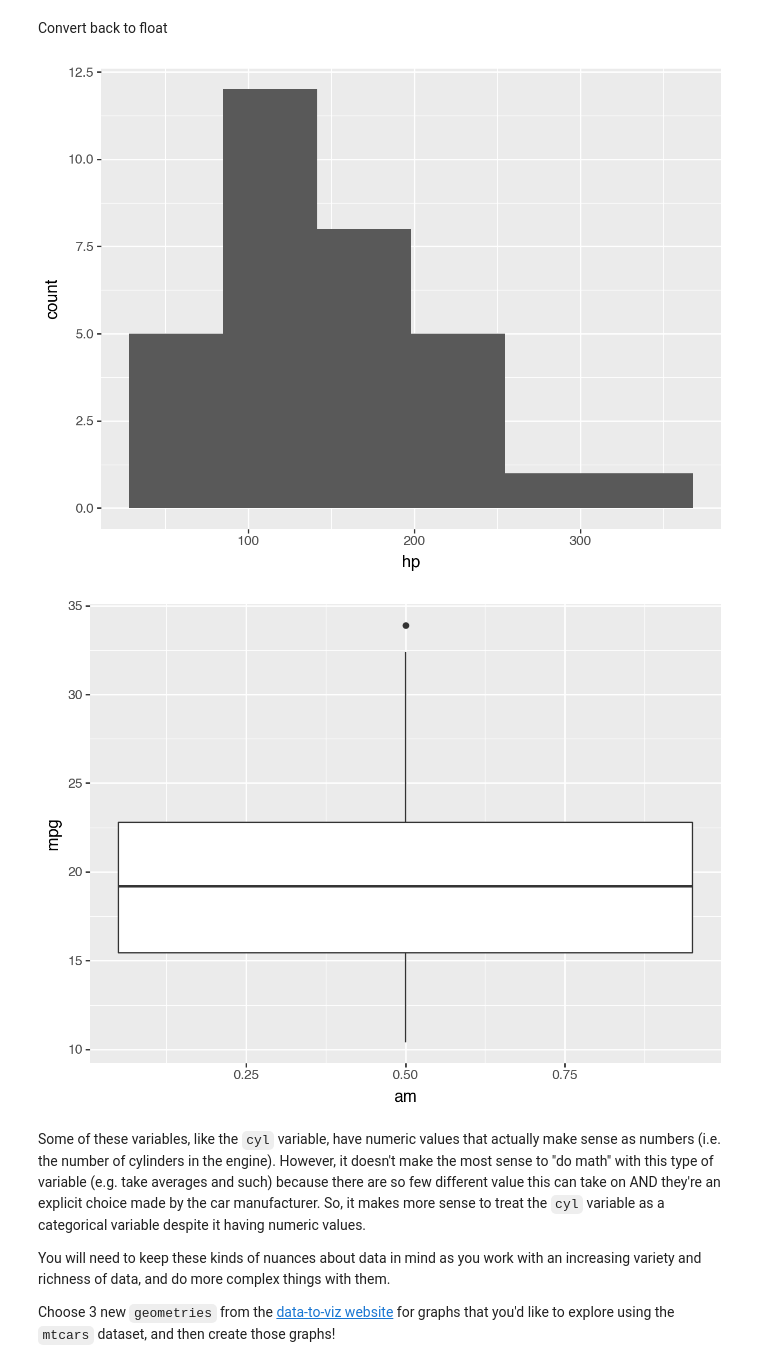
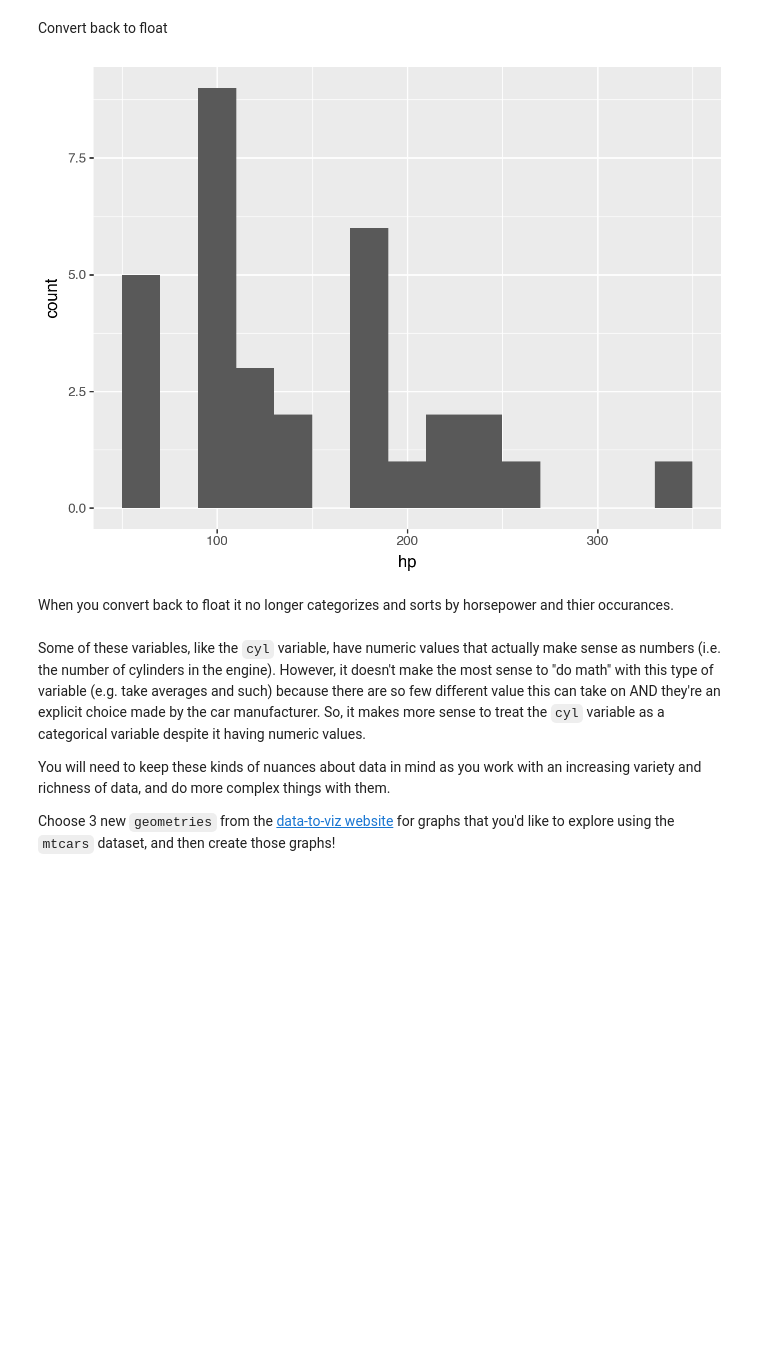
Before and after one commit to Riley-Sallander/ML-554, a Jupyter notebook: Practice/Introduction_to_Data_Viz_Using_mtcars_Dataset.ipynb, the cells around one changed output. Saved outputs shown, nothing was run; the diff lists cells and outputs as text; code cells hidden in the pictures; blank space fills up the shorter version.

```diff
--- a/Practice/Introduction_to_Data_Viz_Using_mtcars_Dataset.ipynb
+++ b/Practice/Introduction_to_Data_Viz_Using_mtcars_Dataset.ipynb
@@ -79,11 +81,12 @@ Convert back to float
 # %%
 
 df["cyl"] = df["cyl"].astype(float)
 
-(ggplot(df, aes(x='hp', fill='cyl')) + geom_histogram())
+(ggplot(df, aes(x='hp', fill='cyl')) + geom_histogram(binwidth=20))
 # %% [output]
-[figure, old version]
+[figure, new version]
-[figure, removed]
+# %% [markdown]
+When you convert back to float it no longer categorizes and sorts by horsepower and thier occurances.
 # %% [markdown]
 Some of these variables, like the `cyl` variable, have numeric values that actually make sense as numbers (i.e. the number of cylinders in the engine). However, it doesn't make the most sense to "do math" with this type of variable (e.g. take averages and such) because there are so few different value this can take on AND they're an explicit choice made by the car manufacturer. So, it makes more sense to treat the `cyl` variable as a categorical variable despite it having numeric values.
 
```
Also changed, not shown: parts of 2 cells of this notebook, 7 other files.
